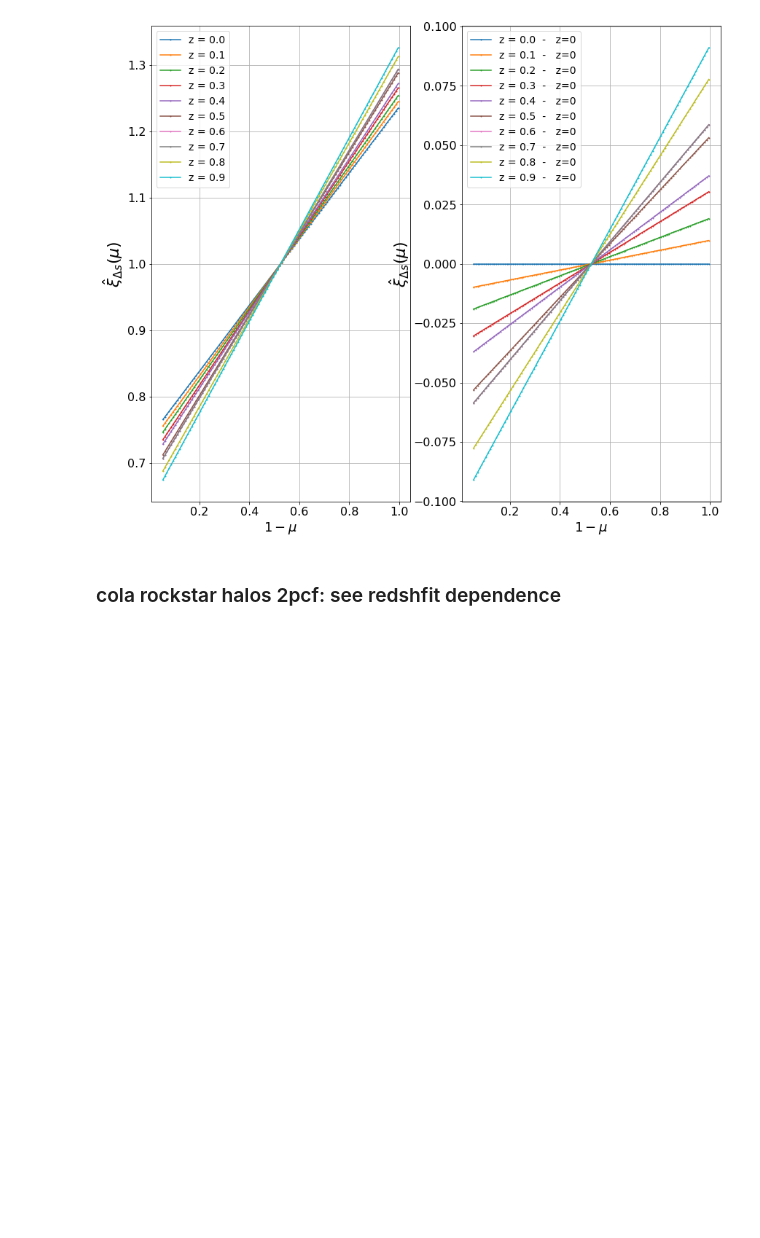
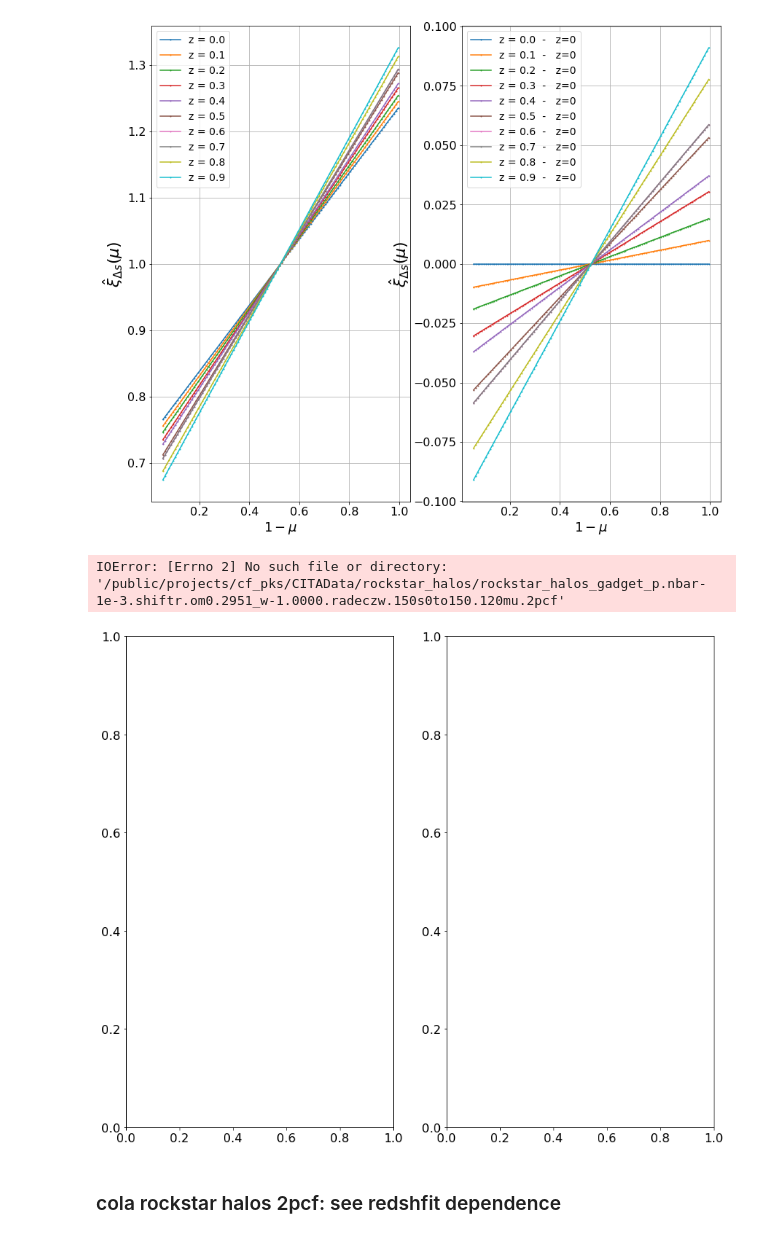
Before and after one commit to cosmologywater/cf_pks, a Jupyter notebook: src/sum2pcf.ipynb, the cells around one changed output. Saved outputs shown, nothing was run; the diff lists cells and outputs as text; code cells hidden in the pictures; blank space fills up the shorter version.

```diff
--- a/src/sum2pcf.ipynb
+++ b/src/sum2pcf.ipynb
@@ -240,6 +240,51 @@ for ax in ax1, ax2:
     ax.set_ylabel(r'$\hat \xi_{\Delta s}(\mu)$', fontsize=22)
 # %% [output]
 [figure]
+# %%
+fig, (ax1, ax2) = plt.subplots(ncols = 2, figsize=(14,12), )
+#ax1, ax2 = axs
+#chars = 'abcdefghijklmnopq'
+imumin = int(120*0.05)
+for snpid in range(15,5,-1):
+    filename = '/public/projects/cf_pks/CITAData/rockstar_halos/rockstar_halos_gadget_'+chars[snpid]+'.nbar-1e-3.shiftr.om0.2951_w-1.0000.radeczw.150s0to150.120mu.2pcf'
+    label = 'z = '+str(1.5-snpid*0.1)
+
+    norms = [float(xx) for xx in open(filename, 'r').readline().split()[1:4]]
+    data = np.loadtxt(filename)
+    numsbin=150; nummubin=120;
+    s_min=6; s_max = 40;
+
+    xi = [[0 for rowmu in range(nummubin)] for rows in range(numsbin)];
+
+    for rows in range(numsbin):
+        for rowmu in range(nummubin):
+            irow = rows*nummubin+rowmu
+            DD = data[irow][3]/norms[0]
+            DR = data[irow][4]/norms[1]
+            RR = data[irow][6]/norms[2]
+            xi[rows][rowmu] = (DD - 2*DR + RR)/RR
+    intximu = [ sum([xi[rows][rowmu] for rows in range(s_min,s_max+1)]) for rowmu in range(nummubin)]
+    mu = [data[row][0] for row in range(120)]
+    X = [1-data[row][0] for row in range(120)][:-imumin]
+    #dmu = [mu[i+1]-mu[i] for i in range(119)]
+    intximu = intximu[:-imumin]
+    Y = intximu/np.mean(intximu)
+    #Y = intximu;
+    if snpid == 15: Y0 = np.copy(Y)
+
+    ax1.plot(X, polyfitY(X,Y,1), marker='o', markersize=1, label=label )
+    ax2.plot(X, polyfitY(X,Y-Y0,1), marker='o', markersize=1, label=label+ '  -   z=0' )
+    #ax1.plot(X, Y, marker='o', markersize=1, label=label )
+    #ax2.plot(X, Y-Y0, marker='o', markersize=1, label=label+ '  -   z=0' )
+    #ax.set_title(filename)
+for ax in ax1, ax2:
+    ax.grid()
+    ax.legend(fontsize=14)
+    ax.set_xlabel('$1-\mu$', fontsize=18)
+    ax.set_ylabel(r'$\hat \xi_{\Delta s}(\mu)$', fontsize=22)
+# %% [output]
+IOError: [Errno 2] No such file or directory: '/public/projects/cf_pks/CITAData/rockstar_halos/rockstar_halos_gadget_p.nbar-1e-3.shiftr.om0.2951_w-1.0000.radeczw.150s0to150.120mu.2pcf'
+[figure, added]
 # %% [markdown]
 ### cola rockstar halos 2pcf: see redshfit dependence
 # %%
```
Also changed, not shown: 17 other files.
